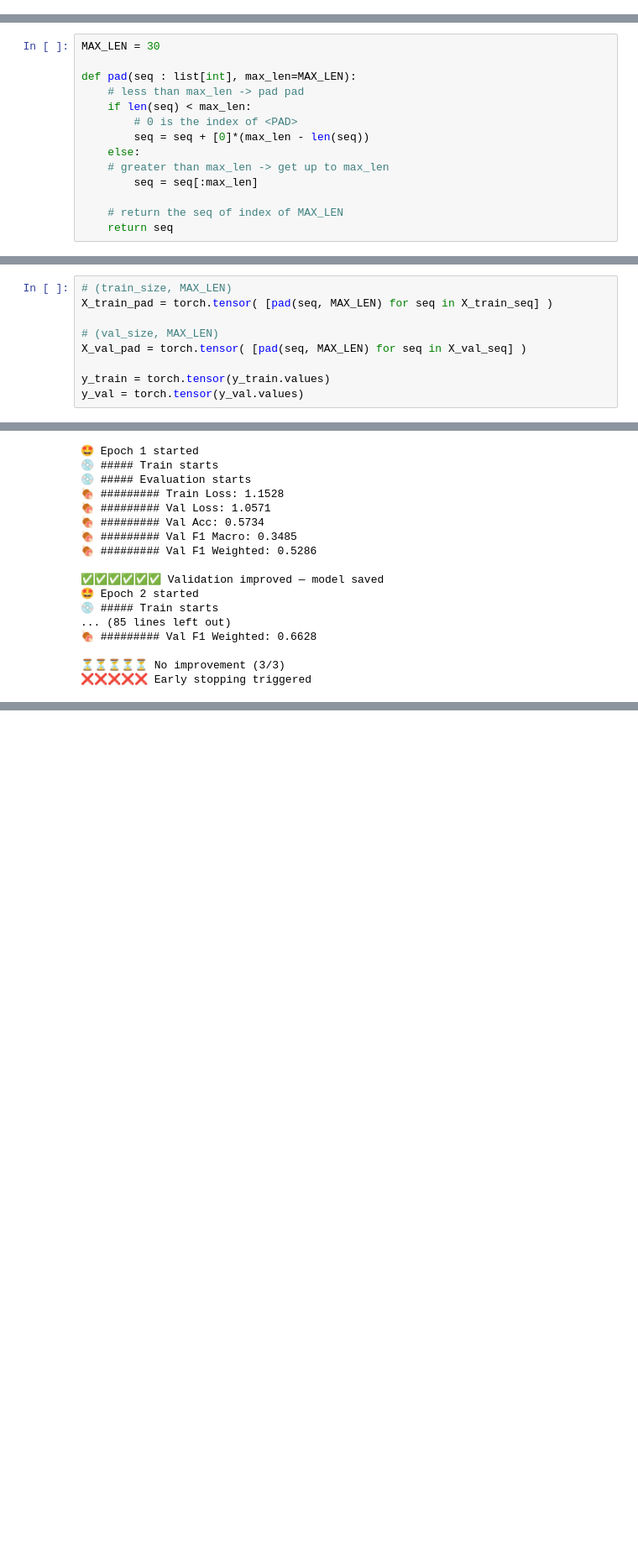
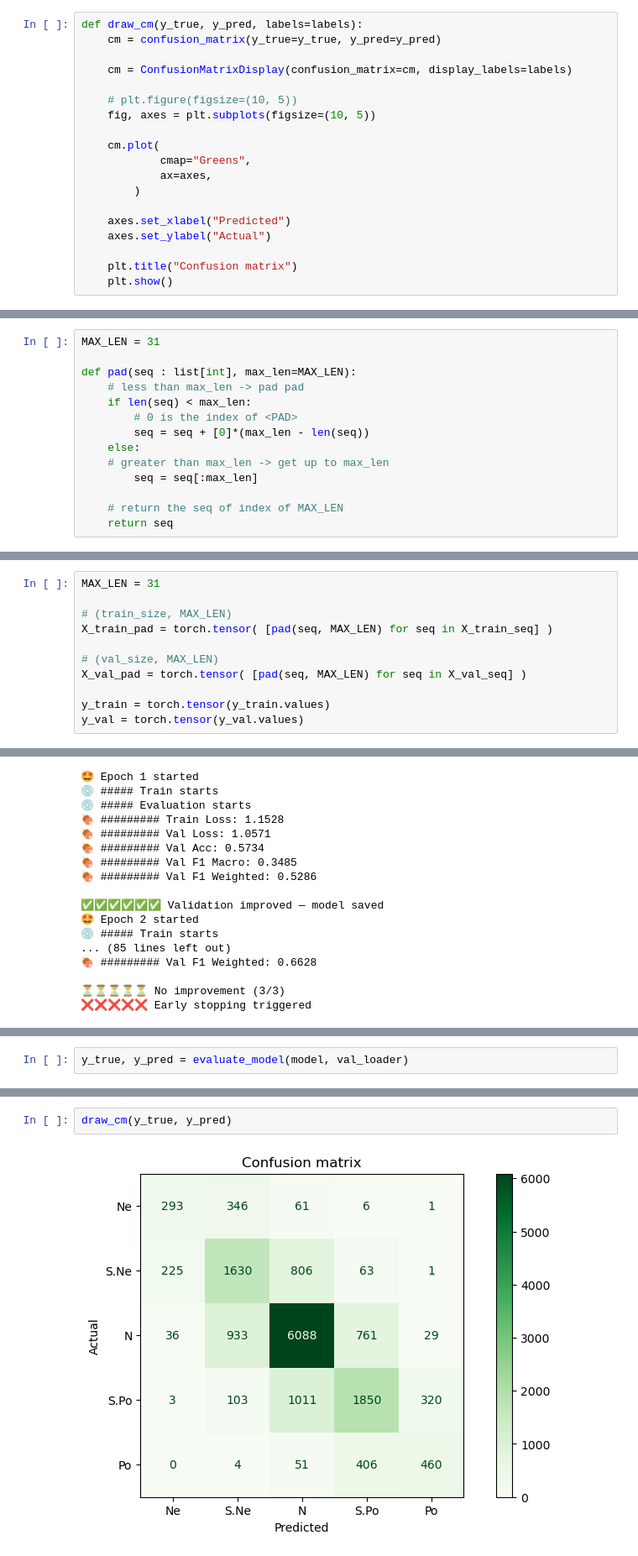
Before and after one commit to trungdung1711/sentiment-analysis-on-movie-reviews, a Jupyter notebook: notebooks/deeplearning/loop.ipynb, the cells around one changed output, grey strips where cells are left out. Shown at 84% size. Cells and saved outputs as stored; diff of their text form; blank space fills up the shorter version.

```diff
--- a/notebooks/deeplearning/loop.ipynb
+++ b/notebooks/deeplearning/loop.ipynb
@@ -45,3 +50,22 @@ test_path = Path("..") / ".." / "data" / "test" / "train.tsv"
+# %%
+def draw_cm(y_true, y_pred, labels=labels):
+    cm = confusion_matrix(y_true=y_true, y_pred=y_pred)
+
+    cm = ConfusionMatrixDisplay(confusion_matrix=cm, display_labels=labels)
+
+    # plt.figure(figsize=(10, 5))
+    fig, axes = plt.subplots(figsize=(10, 5))
+
+    cm.plot(
+            cmap="Greens",
+            ax=axes,
+        )
+
+    axes.set_xlabel("Predicted")
+    axes.set_ylabel("Actual")
+
+    plt.title("Confusion matrix")
+    plt.show()
 # %% [markdown]
 ### 📊 Data
 # %%
@@ -187,7 +321,7 @@ X_train_seq[3]
 - We need a fixed-size sequence len, then we need to pad
 - Or remove the size of the sequence to the length
 # %%
-MAX_LEN = 30
+MAX_LEN = 31
 
 def pad(seq : list[int], max_len=MAX_LEN):
     # less than max_len -> pad pad
@@ -203,6 +337,8 @@ def pad(seq : list[int], max_len=MAX_LEN):
 # %% [markdown]
 #### 🔳 For every sequence in the train/val, padding and convert the set into tensor
 # %%
+MAX_LEN = 31
+
 # (train_size, MAX_LEN)
 X_train_pad = torch.tensor( [pad(seq, MAX_LEN) for seq in X_train_seq] )
 
@@ -715,0 +985,2 @@ View run at https://wandb.ai/trungdunglebui17112004-ho-chi-minh-city-university-
+# %%
+y_true, y_pred = evaluate_model(model, val_loader)
@@ -715,0 +1004,4 @@ View run at https://wandb.ai/trungdunglebui17112004-ho-chi-minh-city-university-
+# %%
+draw_cm(y_true, y_pred)
+# %% [output]
+[figure, added]
```
Also changed, not shown: parts of 41 cells of this notebook, 2 other files.
